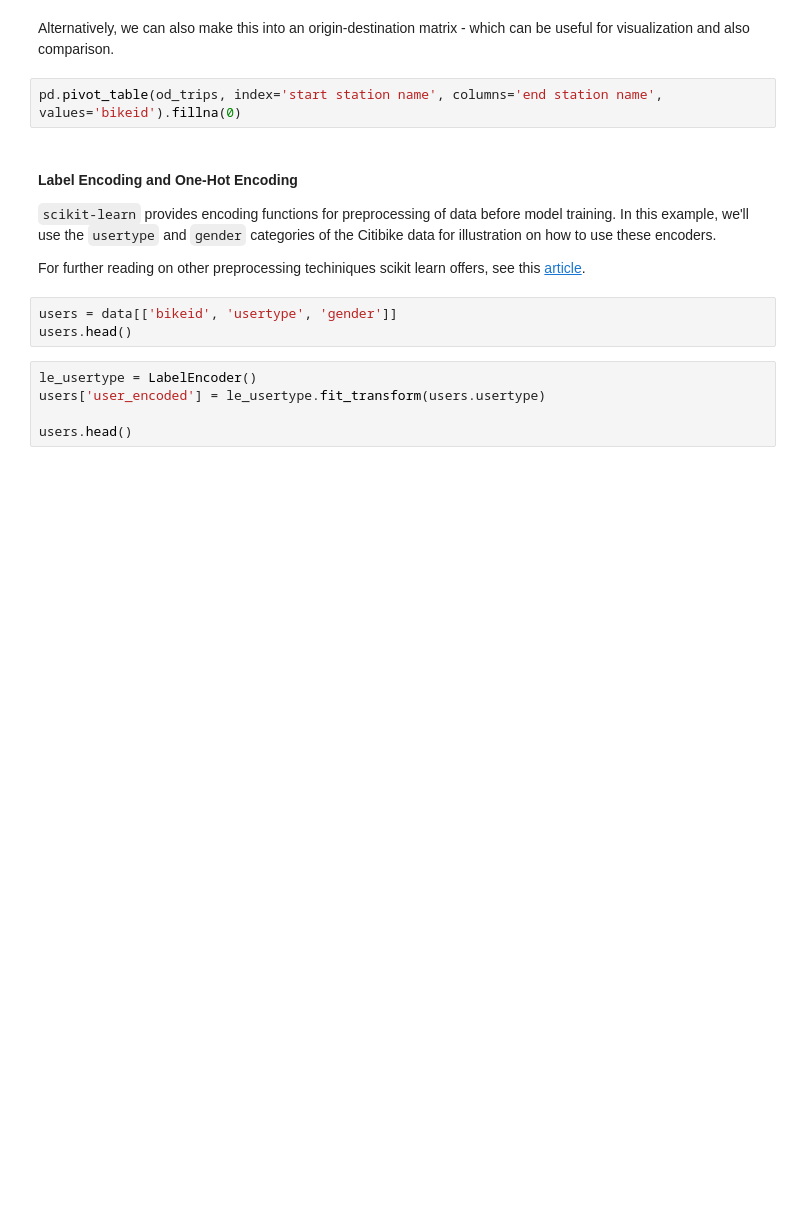
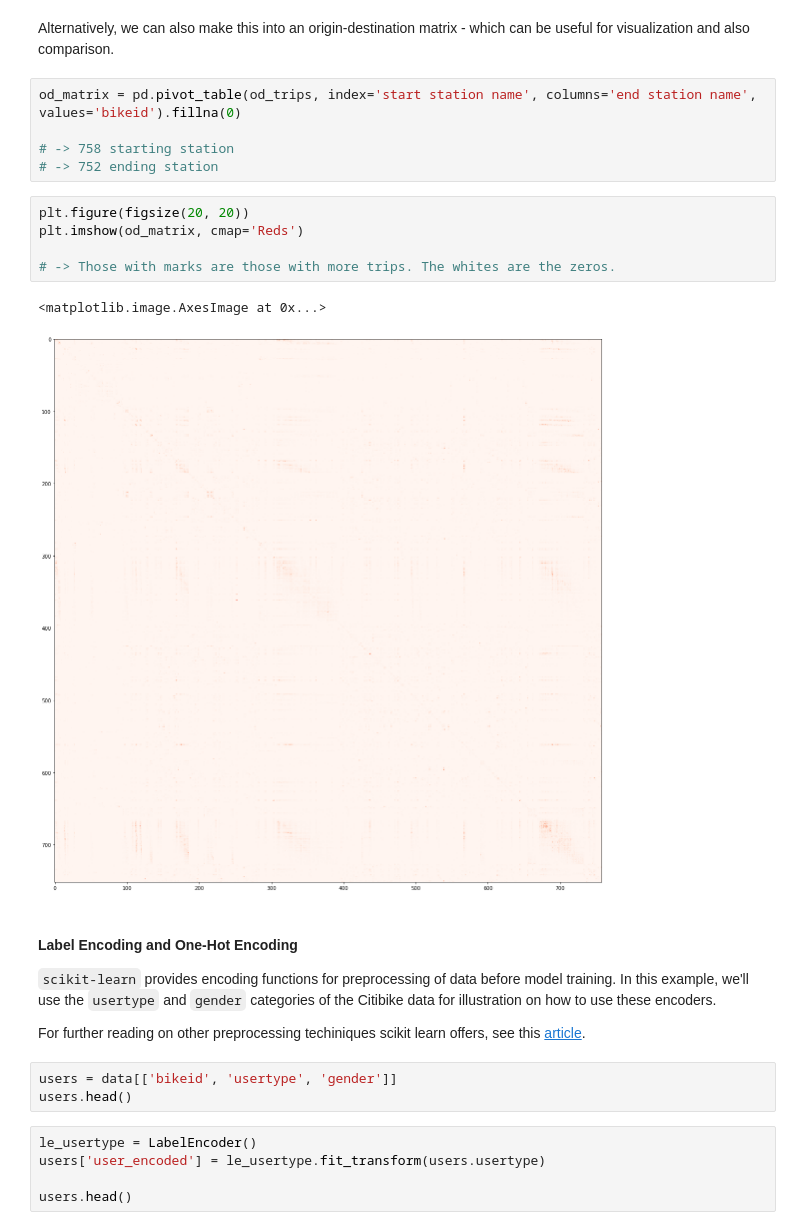
Before and after one commit to francheska-vicente/datapre-notebooks, a Jupyter notebook: 04 - Feature Engineering.ipynb, the cells around one changed output. Cells and saved outputs as stored; diff of their text form; blank space fills up the shorter version.

```diff
--- a/04 - Feature Engineering.ipynb
+++ b/04 - Feature Engineering.ipynb
@@ -509,7 +536,18 @@ od_trips.sort_values(by='bikeid', ascending=False).head()
 # %% [markdown]
 Alternatively, we can also make this into an origin-destination matrix - which can be useful for visualization and also comparison.
 # %%
-pd.pivot_table(od_trips, index='start station name', columns='end station name', values='bikeid').fillna(0)
+od_matrix = pd.pivot_table(od_trips, index='start station name', columns='end station name', values='bikeid').fillna(0)
+
+# -> 758 starting station
+# -> 752 ending station
+# %%
+plt.figure(figsize(20, 20))
+plt.imshow(od_matrix, cmap='Reds')
+
+# -> Those with marks are those with more trips. The whites are the zeros.
+# %% [output]
+<matplotlib.image.AxesImage at 0x...>
+[figure, added]
 # %% [markdown]
 #### Label Encoding and One-Hot Encoding
 
```
Also changed, not shown: parts of 3 cells of this notebook.
